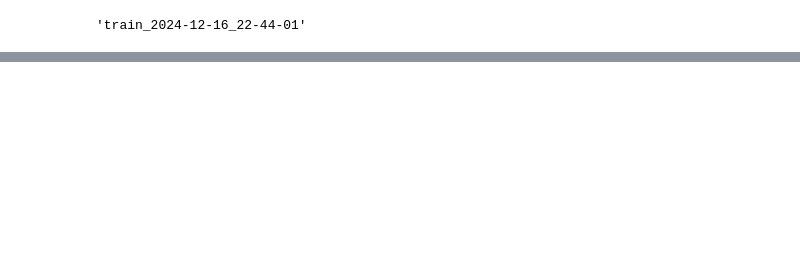
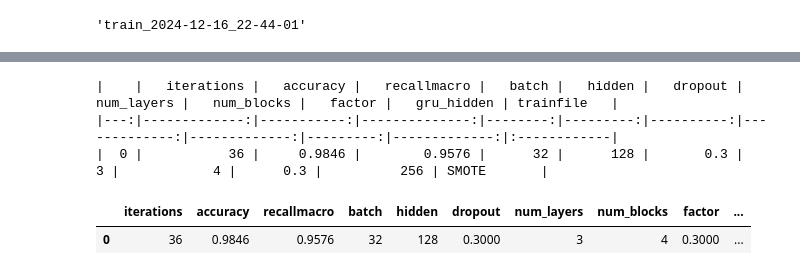
Before and after one commit to FP-byte/MADS_MachineLearning_Project, a Jupyter notebook: src/03_ray_report.ipynb, the cells around one changed output, grey strips where cells are left out. Drawn from its saved outputs; the diff is of its cells as text; code cells hidden in the pictures; blank space fills up the shorter version.

```diff
--- a/src/03_ray_report.ipynb
+++ b/src/03_ray_report.ipynb
@@ -800,0 +254,9 @@ NameError: name 'torchviz' is not defined
+# %%
+df_cnngru_smote =df_cnngru_clean[df_cnngru_clean['trainfile']=='SMOTE']
+report_top_results_md(df_cnngru_smote[:1])
+# %% [output]
+|    |   iterations |   accuracy |   recallmacro |   batch |   hidden |   dropout |   num_layers |   num_blocks |   factor |   gru_hidden | trainfile   |
+|---:|-------------:|-----------:|--------------:|--------:|---------:|----------:|-------------:|-------------:|---------:|-------------:|:------------|
+|  0 |           36 |     0.9846 |        0.9576 |      32 |      128 |       0.3 |            3 |            4 |      0.3 |          256 | SMOTE       |
+|  | iterations | accuracy | recallmacro | batch | hidden | dropout | num_layers | num_blocks | factor | ... |
+| 0 | 36 | 0.9846 | 0.9576 | 32 | 128 | 0.3000 | 3 | 4 | 0.3000 | ... |
```
Also changed, not shown: parts of 82 cells of this notebook, 9 other files.
